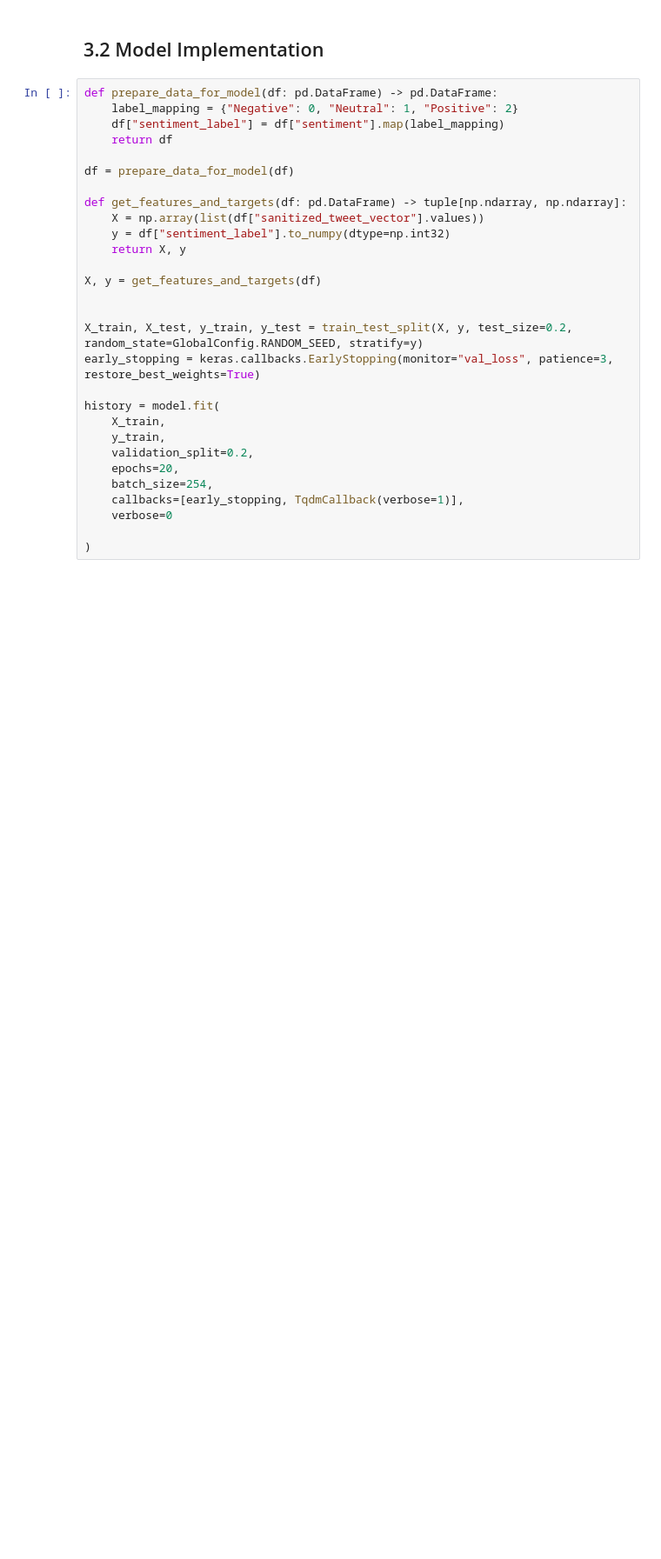
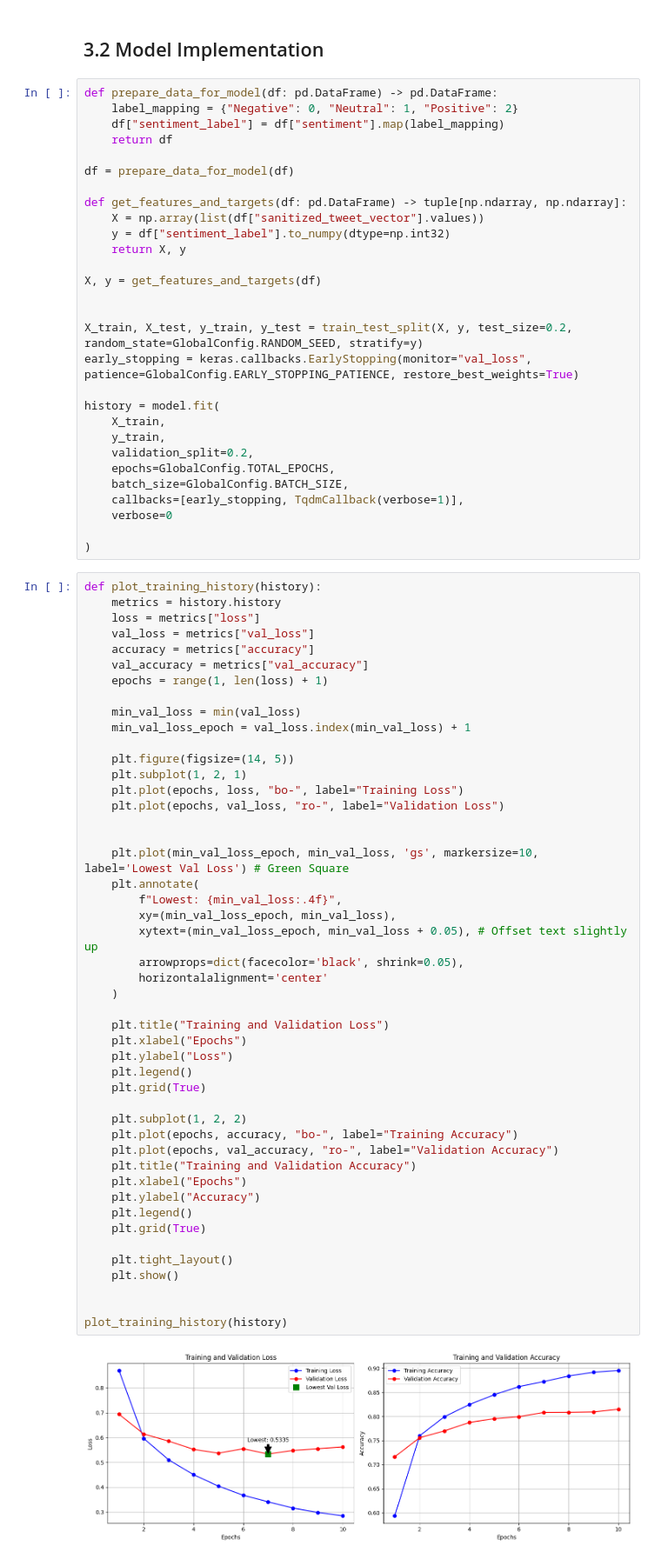
Before and after one commit to mramsundar/IITM-Graded-Projects, a Jupyter notebook: Week 31/tweet_anaysis.ipynb, the cells around one changed output. Shown at 87% size. Drawn from its saved outputs; the diff is of its cells as text; blank space fills up the shorter version.

```diff
--- a/Week 31/tweet_anaysis.ipynb
+++ b/Week 31/tweet_anaysis.ipynb
@@ -332,15 +330,64 @@ X, y = get_features_and_targets(df)
 
 
 X_train, X_test, y_train, y_test = train_test_split(X, y, test_size=0.2, random_state=GlobalConfig.RANDOM_SEED, stratify=y)
-early_stopping = keras.callbacks.EarlyStopping(monitor="val_loss", patience=3, restore_best_weights=True)
+early_stopping = keras.callbacks.EarlyStopping(monitor="val_loss", patience=GlobalConfig.EARLY_STOPPING_PATIENCE, restore_best_weights=True)
 
 history = model.fit(
     X_train,
     y_train,
     validation_split=0.2,
-    epochs=20,
-    batch_size=254,
+    epochs=GlobalConfig.TOTAL_EPOCHS,
+    batch_size=GlobalConfig.BATCH_SIZE,
     callbacks=[early_stopping, TqdmCallback(verbose=1)],
     verbose=0
 
 )
+# %%
+def plot_training_history(history):
+    metrics = history.history
+    loss = metrics["loss"]
+    val_loss = metrics["val_loss"]
+    accuracy = metrics["accuracy"]
+    val_accuracy = metrics["val_accuracy"]
+    epochs = range(1, len(loss) + 1)
+
+    min_val_loss = min(val_loss)
+    min_val_loss_epoch = val_loss.index(min_val_loss) + 1
+
+    plt.figure(figsize=(14, 5))
+    plt.subplot(1, 2, 1)
+    plt.plot(epochs, loss, "bo-", label="Training Loss")
+    plt.plot(epochs, val_loss, "ro-", label="Validation Loss")
+
+
+    plt.plot(min_val_loss_epoch, min_val_loss, 'gs', markersize=10, label='Lowest Val Loss') # Green Square
+    plt.annotate(
+        f"Lowest: {min_val_loss:.4f}",
+        xy=(min_val_loss_epoch, min_val_loss),
+        xytext=(min_val_loss_epoch, min_val_loss + 0.05), # Offset text slightly up
+        arrowprops=dict(facecolor='black', shrink=0.05),
+        horizontalalignment='center'
+    )
+
+    plt.title("Training and Validation Loss")
+    plt.xlabel("Epochs")
+    plt.ylabel("Loss")
+    plt.legend()
+    plt.grid(True)
+
+    plt.subplot(1, 2, 2)
+    plt.plot(epochs, accuracy, "bo-", label="Training Accuracy")
+    plt.plot(epochs, val_accuracy, "ro-", label="Validation Accuracy")
+    plt.title("Training and Validation Accuracy")
+    plt.xlabel("Epochs")
+    plt.ylabel("Accuracy")
+    plt.legend()
+    plt.grid(True)
+
+    plt.tight_layout()
+    plt.show()
+
+
+plot_training_history(history)
+# %% [output]
+[figure, added]
```
Also changed, not shown: parts of 8 cells of this notebook.
